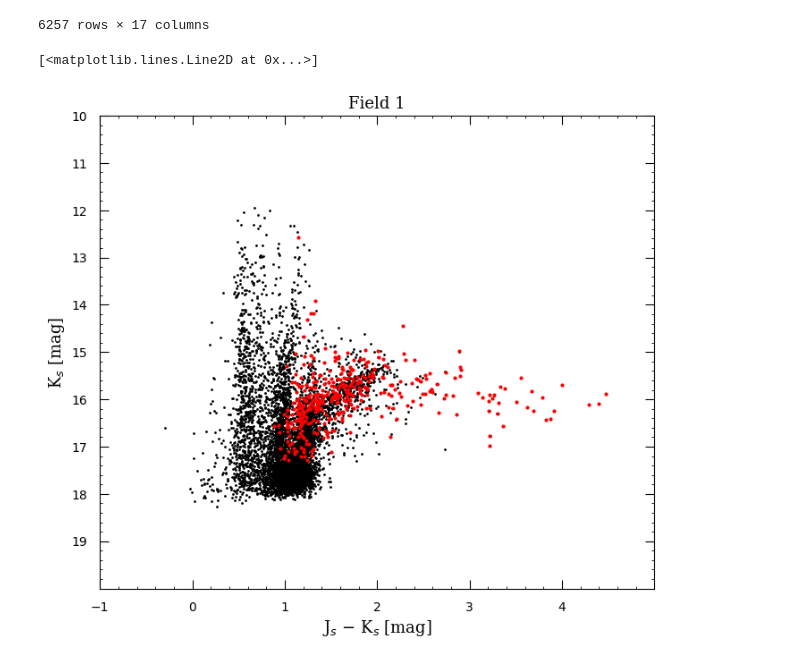
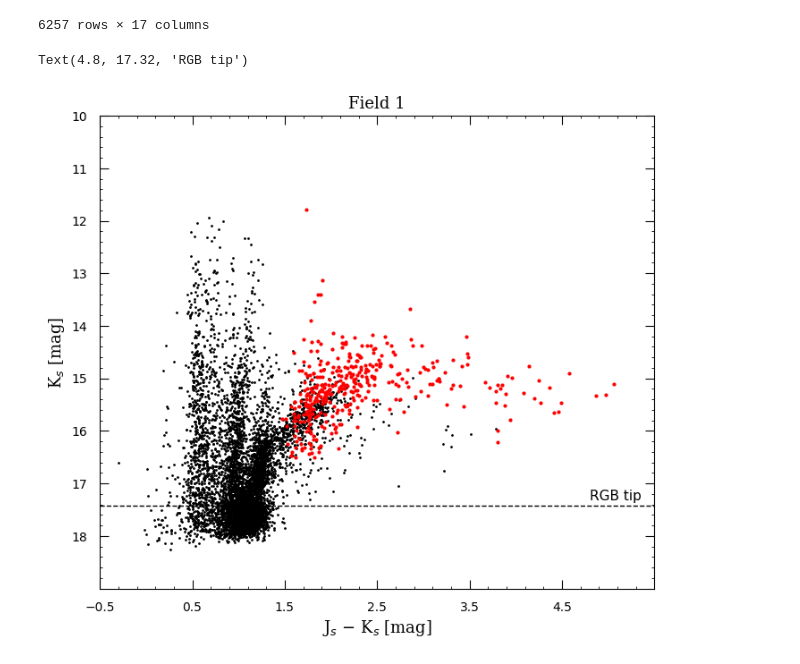
Before and after one commit to Mahdi-Abdollahii/NGC_6822, a Jupyter notebook: NGC6822_visualization.ipynb, the cells around one changed output. Cells and saved outputs as stored; diff of their text form; code cells hidden in the pictures.

```diff
--- a/NGC6822_visualization.ipynb
+++ b/NGC6822_visualization.ipynb
@@ -74,29 +71,42 @@ df_Whitelock
 | 6255 | 12680.0 | 296.30462 | -14.76793 |  | 17.940 | 0.010 | 3.0 | 16.843 | ... |
 | 6256 | 20209.0 | 296.30478 | -14.73923 |  | 16.431 | 0.010 | 2.0 | 15.563 | ... |
 6257 rows × 17 columns
+# %%
+Aj = 0.2   #based on whitelock 2012
+Ah = 0.12  #based on whitelock 2012
+Ak = 0.78  #based on whitelock 2012
+
+RGBT = 17.42 #based on whitelock 2012
+
+X = (df['J']-Aj) -  (df['Ks']-Ak)
+Y = (df['Ks']-Ak)
 # %%
 plt.figure(figsize = (8,7), dpi = 100)
 
 plt.tick_params(axis='both',which='major', length=7,pad=10,direction='in')
 plt.tick_params(axis='y',which='both',left= True,direction='in')
 plt.tick_params(axis='x',which='both',bottom= True,direction='in')
 plt.tick_params(axis='x',which='both',top= True,direction='in')
 plt.tick_params(axis='y',which='both',right= True,direction='in')
 
 plt.minorticks_on()
 
-plt.xticks(np.arange(-1, 5, step=1))
-plt.yticks(np.arange(10, 20, step=1))
-plt.xlim(-1,5)
-plt.ylim(20,10)
+plt.xticks(np.arange(-0.5, 5.5, step=1))
+plt.yticks(np.arange(10, 19, step=1))
+plt.xlim(-0.5,5.5)
+plt.ylim(19,10)
 
 plt.xlabel('J$_s$ $-$ K$_s$ [mag]', fontsize = 13, fontname = "serif")
 plt.ylabel('K$_s$ [mag]', fontsize = 13, fontname = "serif")
 
 plt.title('Field 1', fontsize = 13, fontname = "serif")
 
 plt.plot(df_Whitelock['Jmag(mag)'] - df_Whitelock['Ksmag(mag)'], df_Whitelock['Ksmag(mag)'] ,'k.', markersize = '2', label = 'All Stars')
 plt.plot(X, Y,'r.', markersize = '4', label = 'LPV Stars')
+
+#RGBT
+plt.axhline(y= RGBT , linewidth=1, color='k', linestyle='--', label = 'RGB tip')
+plt.text( 5 - 0.2 , RGBT - 0.1 , 'RGB tip', fontsize=11)
 # %% [output]
-[<matplotlib.lines.Line2D at 0x...>]
+Text(4.8, 17.32, 'RGB tip')
-[figure, old version]
+[figure, new version]
```
Also changed, not shown: parts of 2 cells of this notebook.
